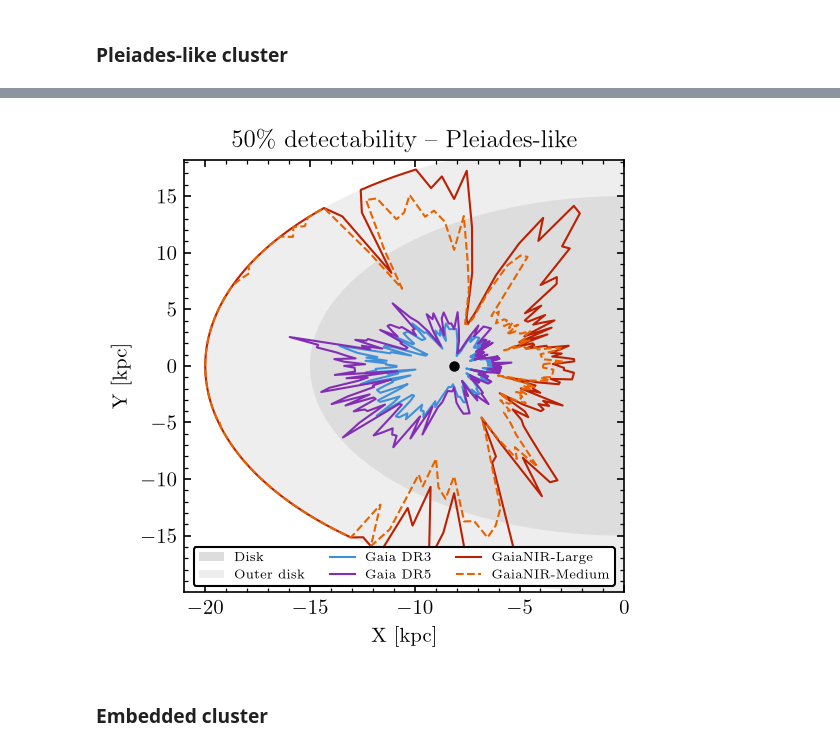
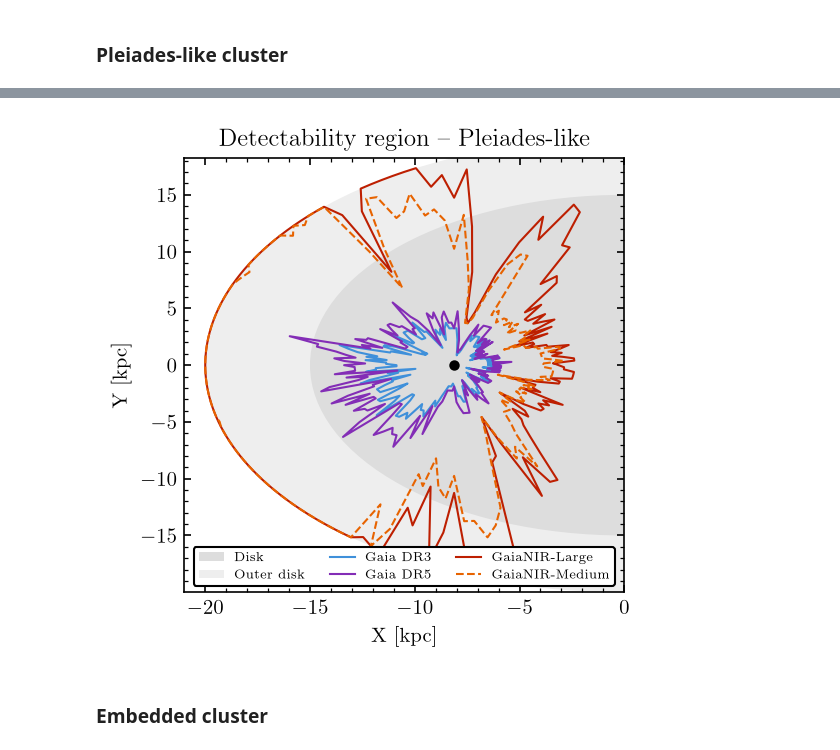
Before and after one commit to emilyhunt/gaianir-open-clusters, a Jupyter notebook: plots/disk-detectability.ipynb, the cells around one changed output, grey strips where cells are left out. Cells and saved outputs as stored; diff of their text form; code cells hidden in the pictures.

```diff
--- a/plots/disk-detectability.ipynb
+++ b/plots/disk-detectability.ipynb
@@ -245,7 +159,7 @@ detection_results = assign_detection_probabilities(detection_results)
 # %% [markdown]
 ### Pleiades-like cluster
 # %%
-detectabilities = calculate_detection_distances("pleiades")
+detectabilities = calculate_detection_distances(detection_results, "pleiades")
 # %%
 make_detectability_plot(
     detectabilities,
@@ -273,14 +187,14 @@ make_detectability_plot(
 # %%
 make_detectability_plot(
     detectabilities,
     ("gaia_dr3", "gaia_dr5", "gaianir-l", "gaianir-m"),
-    title="50\% detectability -- Pleiades-like",
+    title="Detectability region -- Pleiades-like",
     savefig=plots.FIGS_PRES / "pleiades_detectability_gaianir.png",
     legend_cols=3,
     x_max=0,
 )
 # %% [output]
-[figure, old version]
+[figure, new version]
 # %% [markdown]
 ### Embedded cluster
 # %%
```
Also changed, not shown: parts of 10 cells of this notebook, 7 other files.
